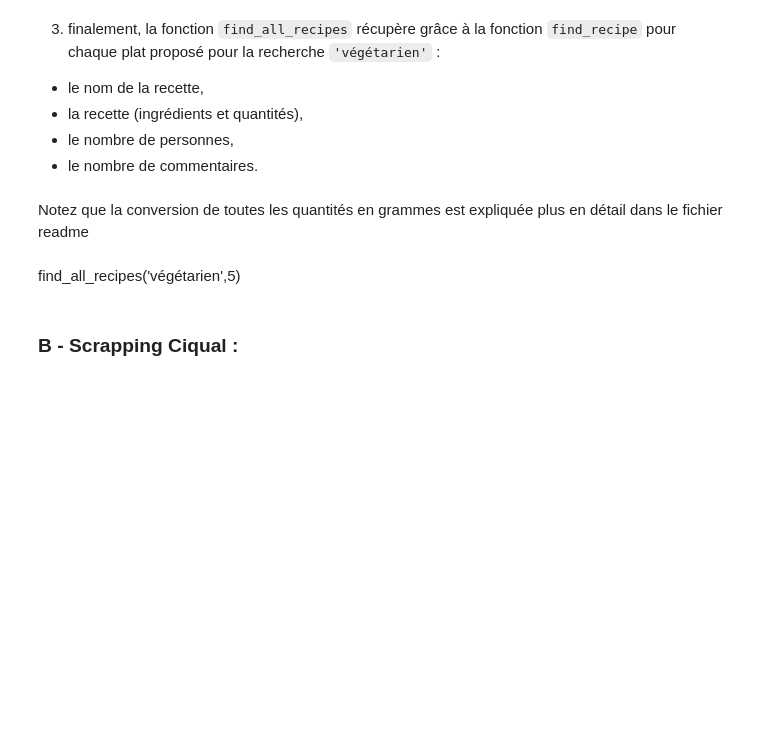
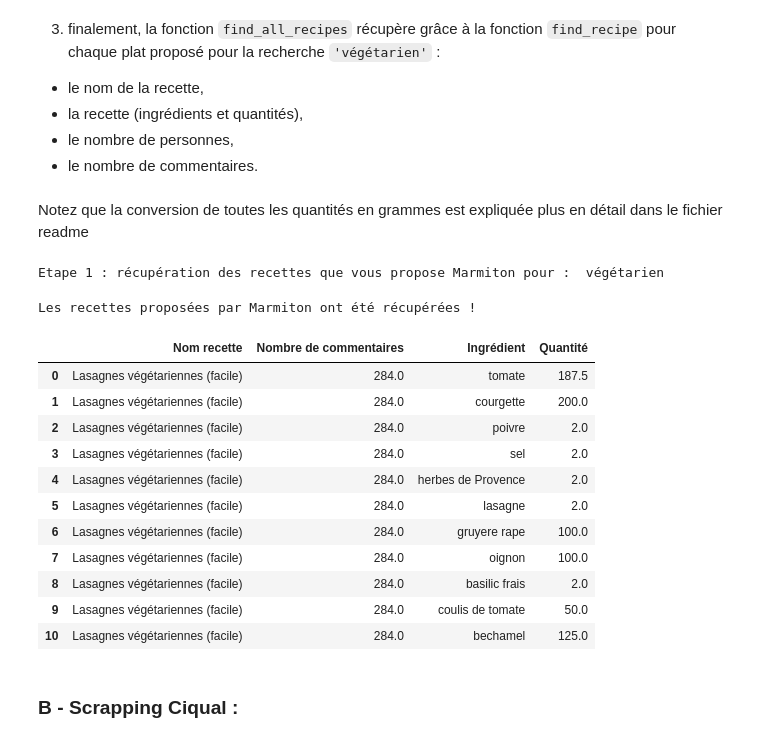
Before and after one commit to MarieOliveThaury/Marmiton_Ciqual, a Jupyter notebook: useful_notebook.ipynb, the cells around one changed output. Saved outputs shown, nothing was run; the diff lists cells and outputs as text; code cells hidden in the pictures; blank space fills up the shorter version.

```diff
--- a/useful_notebook.ipynb
+++ b/useful_notebook.ipynb
@@ -65,8 +65,24 @@ find_all_dishes('végétarien',5)
 - le nombre de commentaires.
 # %% [markdown]
 Notez que la conversion de toutes les quantités en grammes est expliquée plus en détail dans le fichier readme
-# %% [markdown]
-find_all_recipes('végétarien',5)
+# %%
+un_exemple=find_all_recipes('végétarien',1)
+un_exemple
+# %% [output]
+Etape 1 : récupération des recettes que vous propose Marmiton pour :  végétarien
+Les recettes proposées par Marmiton ont été récupérées !
+|  | Nom recette | Nombre de commentaires | Ingrédient | Quantité |
+| 0 | Lasagnes végétariennes (facile) | 284.0 | tomate | 187.5 |
+| 1 | Lasagnes végétariennes (facile) | 284.0 | courgette | 200.0 |
+| 2 | Lasagnes végétariennes (facile) | 284.0 | poivre | 2.0 |
+| 3 | Lasagnes végétariennes (facile) | 284.0 | sel | 2.0 |
+| 4 | Lasagnes végétariennes (facile) | 284.0 | herbes de Provence | 2.0 |
+| 5 | Lasagnes végétariennes (facile) | 284.0 | lasagne | 2.0 |
+| 6 | Lasagnes végétariennes (facile) | 284.0 | gruyere rape | 100.0 |
+| 7 | Lasagnes végétariennes (facile) | 284.0 | oignon | 100.0 |
+| 8 | Lasagnes végétariennes (facile) | 284.0 | basilic frais | 2.0 |
+| 9 | Lasagnes végétariennes (facile) | 284.0 | coulis de tomate | 50.0 |
+| 10 | Lasagnes végétariennes (facile) | 284.0 | bechamel | 125.0 |
 # %% [markdown]
 ### B - Scrapping Ciqual :
 # %% [markdown]
```
Also changed, not shown: parts of 12 cells of this notebook.
